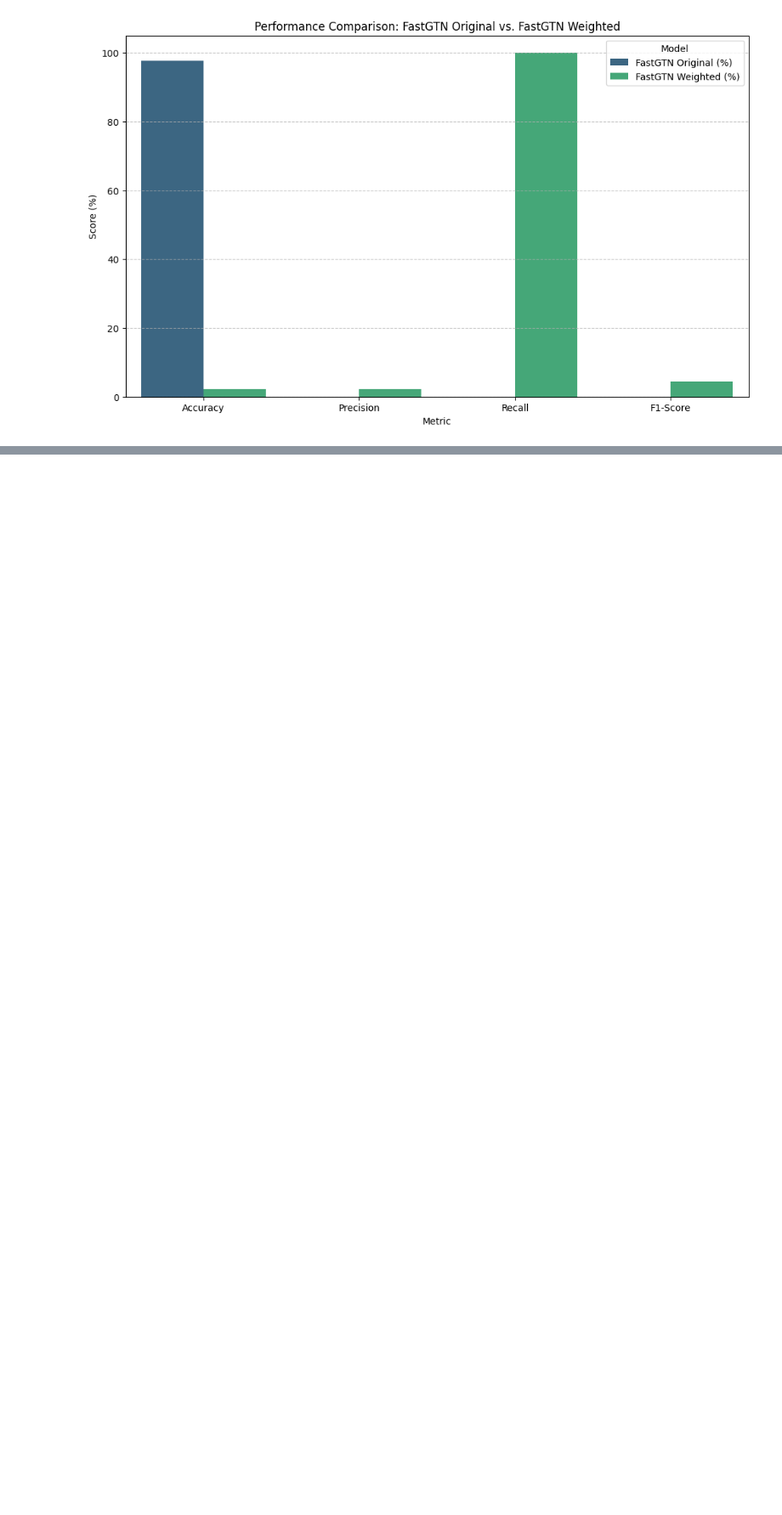
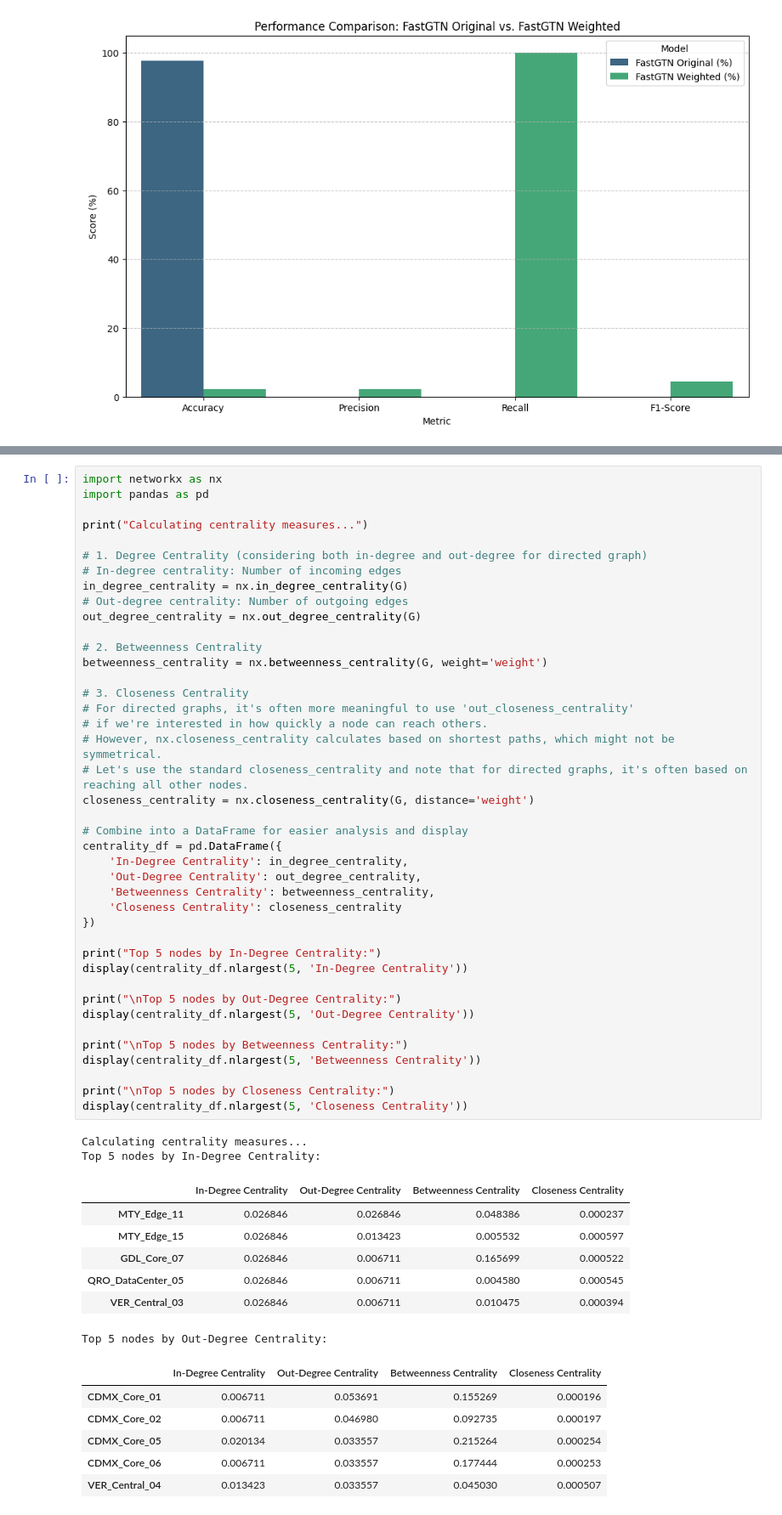
Before and after one commit to luisgabrielmatthew74/codeprojects, a Jupyter notebook: red_mx.ipynb, the cells around one changed output, grey strips where cells are left out. Shown at 85% size. Cells and saved outputs as stored; diff of their text form; blank space fills up the shorter version.

```diff
--- a/red_mx.ipynb
+++ b/red_mx.ipynb
@@ -826,0 +913,57 @@ plt.show()
+# %%
+import networkx as nx
+import pandas as pd
+
+print("Calculating centrality measures...")
+
+# 1. Degree Centrality (considering both in-degree and out-degree for directed graph)
+# In-degree centrality: Number of incoming edges
+in_degree_centrality = nx.in_degree_centrality(G)
+# Out-degree centrality: Number of outgoing edges
+out_degree_centrality = nx.out_degree_centrality(G)
+
+# 2. Betweenness Centrality
+betweenness_centrality = nx.betweenness_centrality(G, weight='weight')
+
+# 3. Closeness Centrality
+# For directed graphs, it's often more meaningful to use 'out_closeness_centrality'
+# if we're interested in how quickly a node can reach others.
+# However, nx.closeness_centrality calculates based on shortest paths, which might not be symmetrical.
+# Let's use the standard closeness_centrality and note that for directed graphs, it's often based on reaching all other nodes.
+closeness_centrality = nx.closeness_centrality(G, distance='weight')
+
+# Combine into a DataFrame for easier analysis and display
+centrality_df = pd.DataFrame({
+    'In-Degree Centrality': in_degree_centrality,
+    'Out-Degree Centrality': out_degree_centrality,
+    'Betweenness Centrality': betweenness_centrality,
+    'Closeness Centrality': closeness_centrality
+})
+
+print("Top 5 nodes by In-Degree Centrality:")
+display(centrality_df.nlargest(5, 'In-Degree Centrality'))
+
+print("\nTop 5 nodes by Out-Degree Centrality:")
+display(centrality_df.nlargest(5, 'Out-Degree Centrality'))
+
+print("\nTop 5 nodes by Betweenness Centrality:")
+display(centrality_df.nlargest(5, 'Betweenness Centrality'))
+
+print("\nTop 5 nodes by Closeness Centrality:")
+display(centrality_df.nlargest(5, 'Closeness Centrality'))
+# %% [output]
+Calculating centrality measures...
+Top 5 nodes by In-Degree Centrality:
+|  | In-Degree Centrality | Out-Degree Centrality | Betweenness Centrality | Closeness Centrality |
+| MTY_Edge_11 | 0.026846 | 0.026846 | 0.048386 | 0.000237 |
+| MTY_Edge_15 | 0.026846 | 0.013423 | 0.005532 | 0.000597 |
+| GDL_Core_07 | 0.026846 | 0.006711 | 0.165699 | 0.000522 |
+| QRO_DataCenter_05 | 0.026846 | 0.006711 | 0.004580 | 0.000545 |
+| VER_Central_03 | 0.026846 | 0.006711 | 0.010475 | 0.000394 |
+Top 5 nodes by Out-Degree Centrality:
+|  | In-Degree Centrality | Out-Degree Centrality | Betweenness Centrality | Closeness Centrality |
+| CDMX_Core_01 | 0.006711 | 0.053691 | 0.155269 | 0.000196 |
+| CDMX_Core_02 | 0.006711 | 0.046980 | 0.092735 | 0.000197 |
+| CDMX_Core_05 | 0.020134 | 0.033557 | 0.215264 | 0.000254 |
+| CDMX_Core_06 | 0.006711 | 0.033557 | 0.177444 | 0.000253 |
+| VER_Central_04 | 0.013423 | 0.033557 | 0.045030 | 0.000507 |
```
Also changed, not shown: parts of 15 cells of this notebook.
